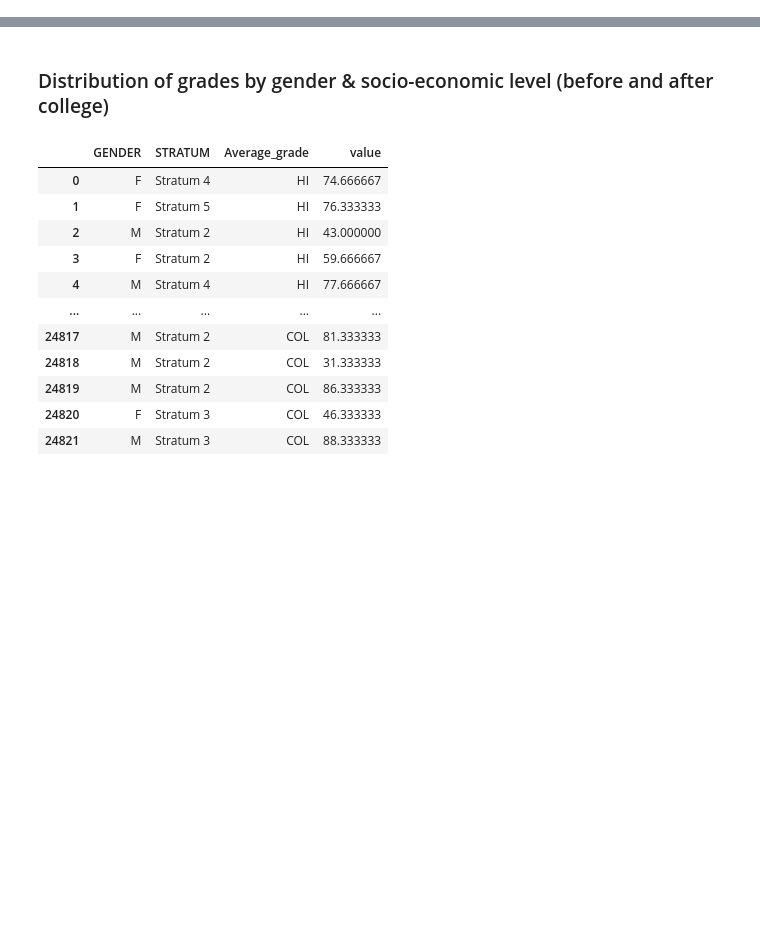
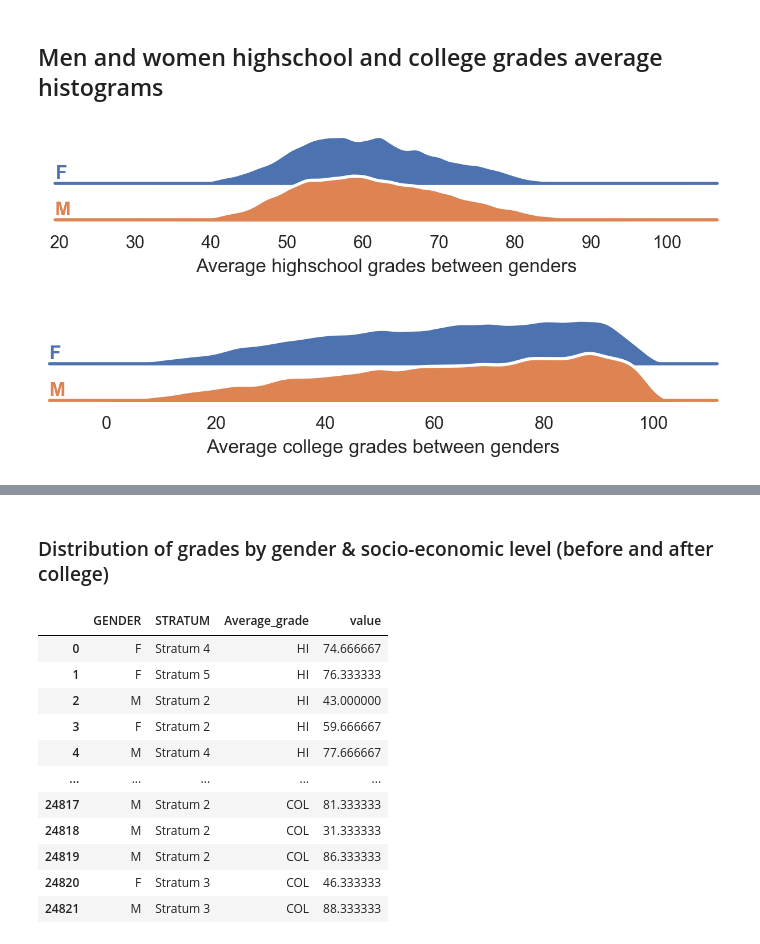
Before and after one commit to s183910/Bachelor_Gabi_Kat, a Jupyter notebook: Notebooks/Basic_dists/descriptive stats_2.ipynb, the cells around one changed output, grey strips where cells are left out. Saved outputs shown, nothing was run; the diff lists cells and outputs as text; code cells hidden in the pictures; blank space fills up the shorter version.

```diff
--- a/Notebooks/Basic_dists/descriptive stats_2.ipynb
+++ b/Notebooks/Basic_dists/descriptive stats_2.ipynb
@@ -63,0 +118,63 @@ plt.show()
+# %% [markdown]
+## Men and women highschool and college grades average histograms
+# %%
+sns.set_theme(style="white", rc={"axes.facecolor": (0, 0, 0, 0)})
+
+df = pd.read_csv("df_sum_score.csv")
+
+def Ridgeline_dists(df,x, metric="",plot_label=""):
+    df_temp = df.copy()
+    x = x
+    g = df_temp.GENDER
+    df_kat = pd.DataFrame(dict(x=x, g=g))
+    df_kat_order = df_kat.groupby(["g"]).count()
+    df_kat_order = df_kat_order.sort_values(by="x", ascending=False)
+
+    # Initialize the FacetGrid object
+    pal = sns.cubehelix_palette(10, rot=-0.25, light=0.7)
+    g = sns.FacetGrid(
+        df_kat,
+        row="g",
+        hue="g",
+        aspect=15,
+        height=0.5,
+        # palette=pal # Denne gør den i de 2 blå farver
+    )
+
+    # Draw the densities in a few steps
+    g.map(sns.kdeplot, "x", bw_adjust=0.5, clip_on=False, fill=True, alpha=1, linewidth=1.5)
+    g.map(sns.kdeplot, "x", clip_on=False, color="w", lw=2, bw_adjust=0.5)
+    g.map(plt.axhline, y=0, lw=2, clip_on=False)
+
+    # Define and use a simple function to label the plot in axes coordinates
+    def label(x, color, label):
+        ax = plt.gca()
+        ax.text(
+            0,
+            0.2,
+            label,
+            fontweight="bold",
+            color=color,
+            ha="left",
+            va="center",
+            transform=ax.transAxes
+        )
+
+    g.map(label, "x")
+
+    g.set_xlabels(plot_label)
+
+    # Set the subplots to overlap
+    g.fig.subplots_adjust(hspace=-0.25)
+
+    # Remove axes details that don't play well with overlap
+    g.set_titles("")
+    g.set(yticks=[])
+    g.despine(bottom=True, left=True)
+
+
+Ridgeline_dists(df,x=df.HI_GRADE_AVG,plot_label='Average highschool grades between genders')
+Ridgeline_dists(df,x=df.COL_GRADE_AVG,plot_label='Average college grades between genders')
+# %% [output]
+[figure, added]
+[figure, added]
```
Also changed, not shown: parts of 25 cells of this notebook.
